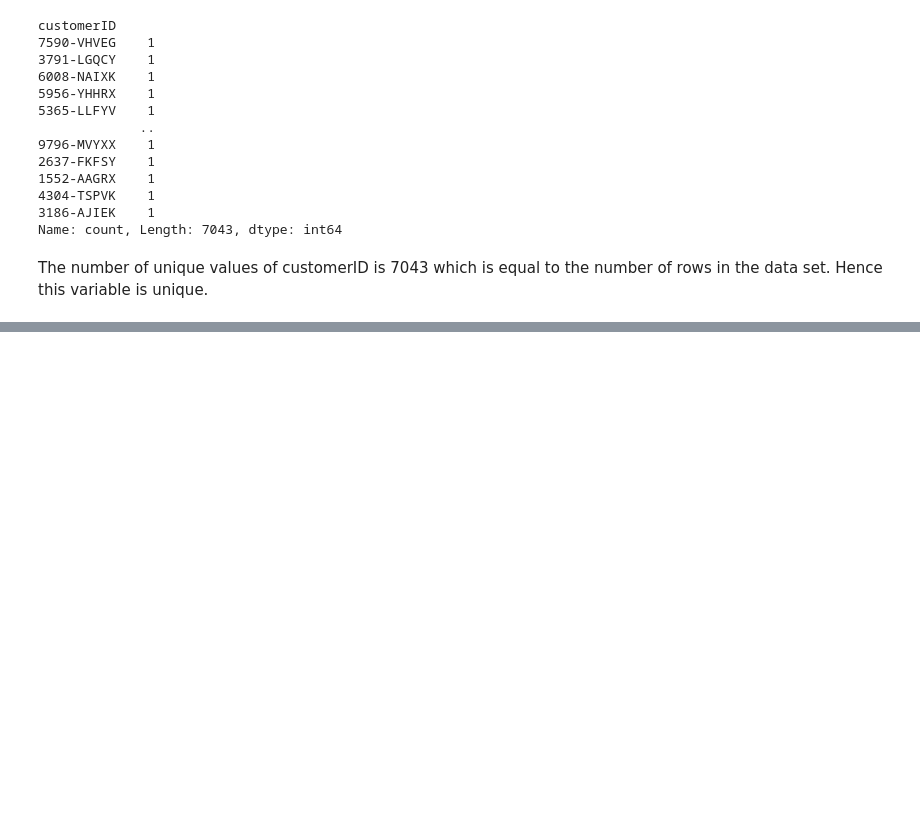
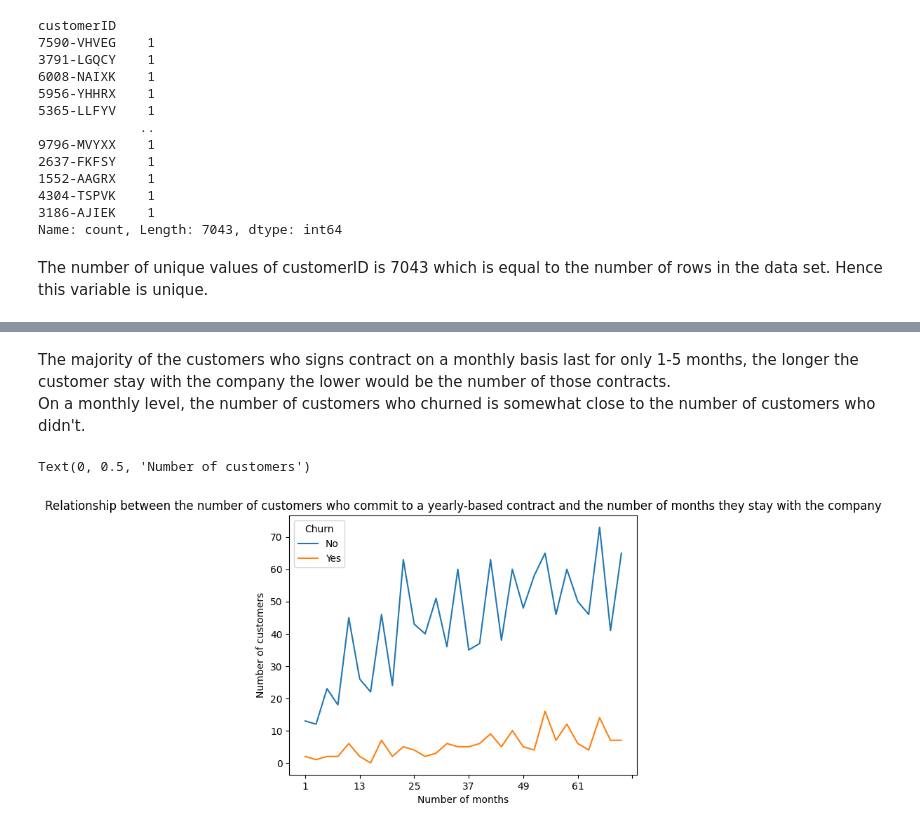
Before and after one commit to FawziElZein/Telco-Customer-Churn, a Jupyter notebook: Telco-Customer-Churn-Analysis.ipynb, the cells around one changed output, grey strips where cells are left out. Saved outputs shown, nothing was run; the diff lists cells and outputs as text; code cells hidden in the pictures; blank space fills up the shorter version.

```diff
--- a/Telco-Customer-Churn-Analysis.ipynb
+++ b/Telco-Customer-Churn-Analysis.ipynb
@@ -146,0 +126,10 @@ pivoted_tenure_table.plot.line(y=('ContractCount','Two year'),title="Relationshi
+# %% [markdown]
+The majority of the customers who signs contract on a monthly basis last for only 1-5 months, the longer the customer stay with the company the lower would be the number of those contracts.
+On a monthly level, the number of customers who churned is somewhat close to the number of customers who didn't.
+# %%
+pivot_table.plot.line(x='TenureMidRange',y=('ContractCount','One year'),title="Relationship between the number of customers who commit to a yearly-based contract and the number of months they stay with the company")
+pyplot.xlabel('Number of months')
+pyplot.ylabel('Number of customers')
+# %% [output]
+Text(0, 0.5, 'Number of customers')
+[figure, added]
```
Also changed, not shown: parts of 16 cells of this notebook.
